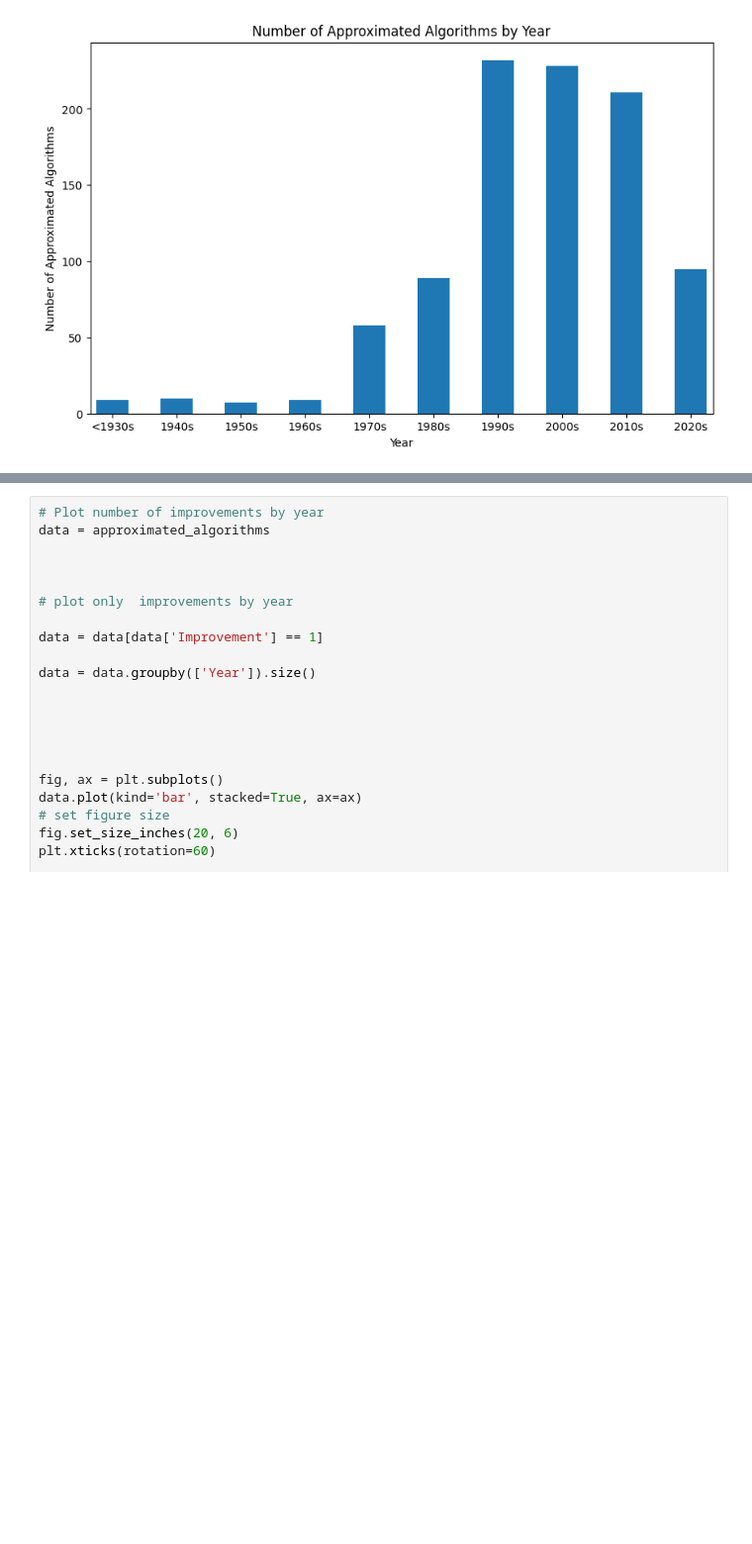
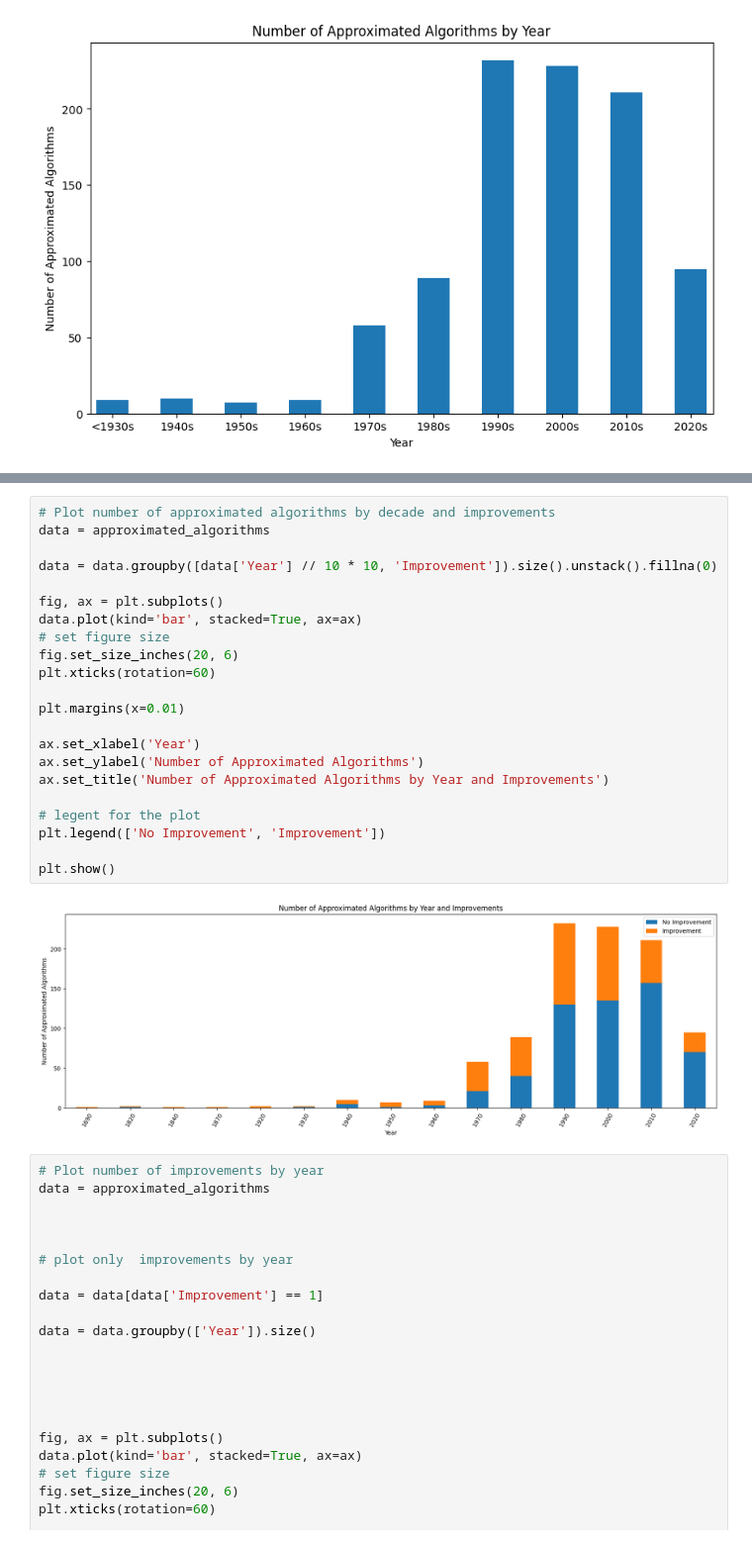
Before and after one commit to andrewlucasgs/approximation-algorithms, a Jupyter notebook: improvements.ipynb, the cells around one changed output, grey strips where cells are left out. Shown at 99% size. Drawn from its saved outputs; the diff is of its cells as text; blank space fills up the shorter version.

```diff
--- a/improvements.ipynb
+++ b/improvements.ipynb
@@ -186,3 +182,27 @@ KeyError: 'Improvement'
+# %%
+# Plot number of approximated algorithms by decade and improvements
+data = approximated_algorithms
+
+data = data.groupby([data['Year'] // 10 * 10, 'Improvement']).size().unstack().fillna(0)
+
+fig, ax = plt.subplots()
+data.plot(kind='bar', stacked=True, ax=ax)
+# set figure size
+fig.set_size_inches(20, 6)
+plt.xticks(rotation=60)
+
+plt.margins(x=0.01)
+
+ax.set_xlabel('Year')
+ax.set_ylabel('Number of Approximated Algorithms')
+ax.set_title('Number of Approximated Algorithms by Year and Improvements')
+
+# legent for the plot
+plt.legend(['No Improvement', 'Improvement'])
+
+plt.show()
+# %% [output]
+[figure, added]
 # %%
 # Plot number of improvements by year
 data = approximated_algorithms
```
Also changed, not shown: parts of 2 cells of this notebook.
